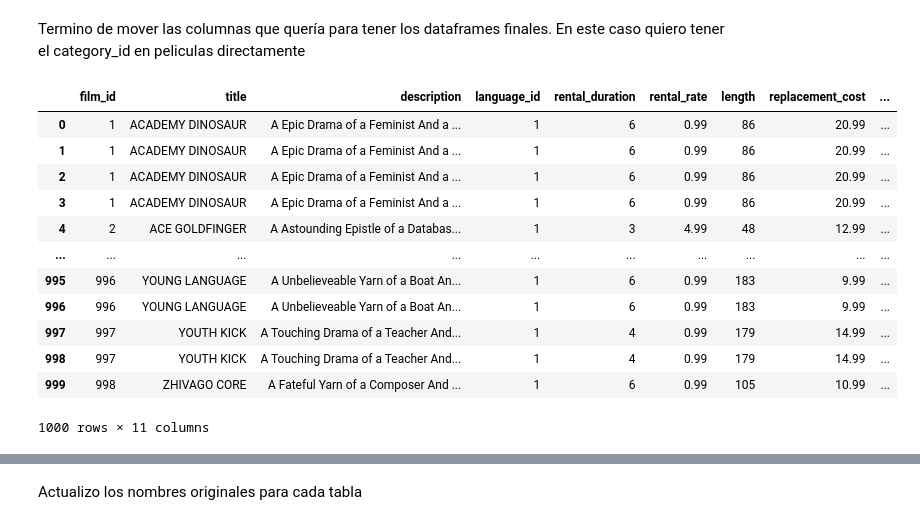
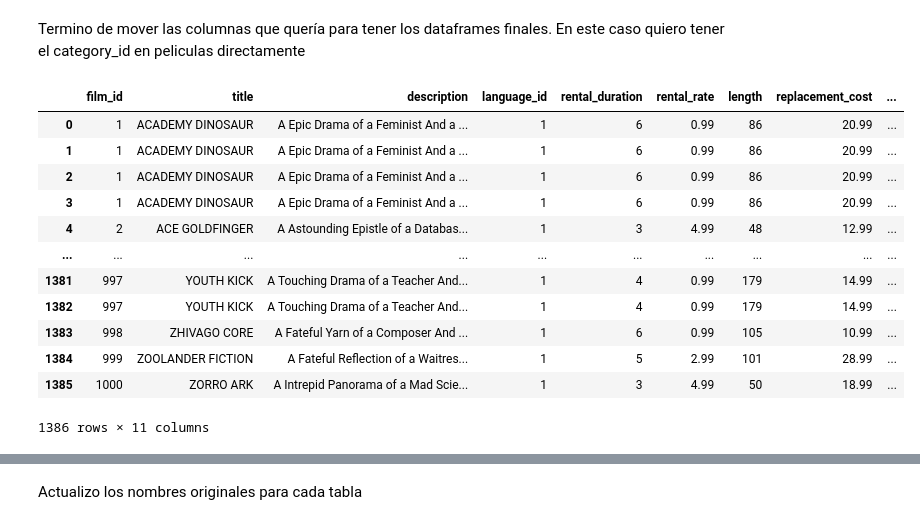
Before and after one commit to Blanca95/MySQL_proyect, a Jupyter notebook: notebook/limpieza_creacion_csv.ipynb, the cells around one changed output, grey strips where cells are left out. Cells and saved outputs as stored; diff of their text form; code cells hidden in the pictures.

```diff
--- a/notebook/limpieza_creacion_csv.ipynb
+++ b/notebook/limpieza_creacion_csv.ipynb
@@ -534,19 +585,19 @@ Termino de mover las columnas que quería para tener los dataframes finales. En
 # %%
 disco_temp =  disco_duro_viejo.drop('full_name', axis=1, inplace=False)
 # %%
-new_peliculas=pd.merge(peliculas, disco_temp, on='title', how='inner')
+new_peliculas=pd.merge(peliculas, disco_temp, on='title', how='left')
 new_peliculas
 # %% [output]
 |  | film_id | title | description | language_id | rental_duration | rental_rate | length | replacement_cost | ... |
 | 0 | 1 | ACADEMY DINOSAUR | A Epic Drama of a Feminist And a ... | 1 | 6 | 0.99 | 86 | 20.99 | ... |
 | 1 | 1 | ACADEMY DINOSAUR | A Epic Drama of a Feminist And a ... | 1 | 6 | 0.99 | 86 | 20.99 | ... |
 | 2 | 1 | ACADEMY DINOSAUR | A Epic Drama of a Feminist And a ... | 1 | 6 | 0.99 | 86 | 20.99 | ... |
 | 3 | 1 | ACADEMY DINOSAUR | A Epic Drama of a Feminist And a ... | 1 | 6 | 0.99 | 86 | 20.99 | ... |
 | 4 | 2 | ACE GOLDFINGER | A Astounding Epistle of a Databas... | 1 | 3 | 4.99 | 48 | 12.99 | ... |
 | ... | ... | ... | ... | ... | ... | ... | ... | ... | ... |
-| 995 | 996 | YOUNG LANGUAGE | A Unbelieveable Yarn of a Boat An... | 1 | 6 | 0.99 | 183 | 9.99 | ... |
-| 996 | 996 | YOUNG LANGUAGE | A Unbelieveable Yarn of a Boat An... | 1 | 6 | 0.99 | 183 | 9.99 | ... |
-| 997 | 997 | YOUTH KICK | A Touching Drama of a Teacher And... | 1 | 4 | 0.99 | 179 | 14.99 | ... |
-| 998 | 997 | YOUTH KICK | A Touching Drama of a Teacher And... | 1 | 4 | 0.99 | 179 | 14.99 | ... |
-| 999 | 998 | ZHIVAGO CORE | A Fateful Yarn of a Composer And ... | 1 | 6 | 0.99 | 105 | 10.99 | ... |
+| 1381 | 997 | YOUTH KICK | A Touching Drama of a Teacher And... | 1 | 4 | 0.99 | 179 | 14.99 | ... |
+| 1382 | 997 | YOUTH KICK | A Touching Drama of a Teacher And... | 1 | 4 | 0.99 | 179 | 14.99 | ... |
+| 1383 | 998 | ZHIVAGO CORE | A Fateful Yarn of a Composer And ... | 1 | 6 | 0.99 | 105 | 10.99 | ... |
+| 1384 | 999 | ZOOLANDER FICTION | A Fateful Reflection of a Waitres... | 1 | 5 | 2.99 | 101 | 28.99 | ... |
+| 1385 | 1000 | ZORRO ARK | A Intrepid Panorama of a Mad Scie... | 1 | 3 | 4.99 | 50 | 18.99 | ... |
-1000 rows × 11 columns
+1386 rows × 11 columns
```
Also changed, not shown: parts of 24 cells of this notebook, 3 other files.
